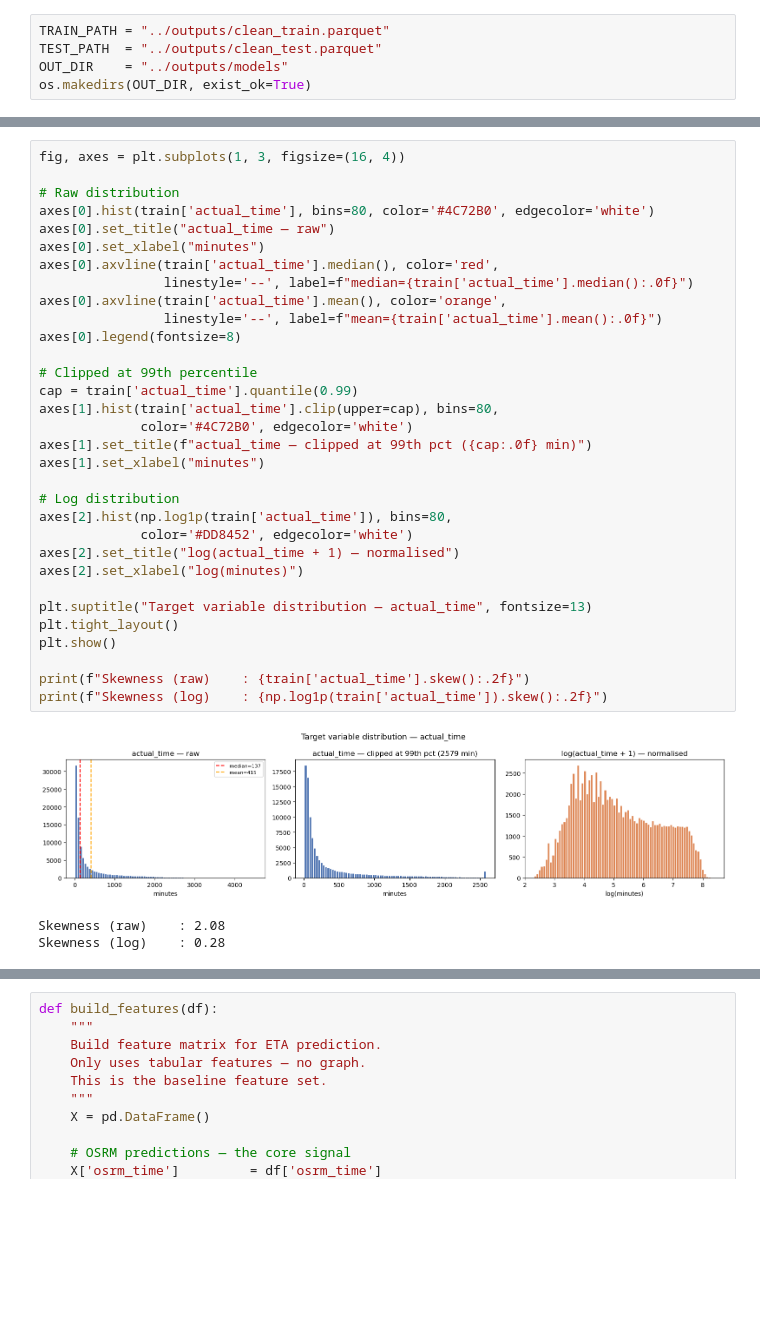
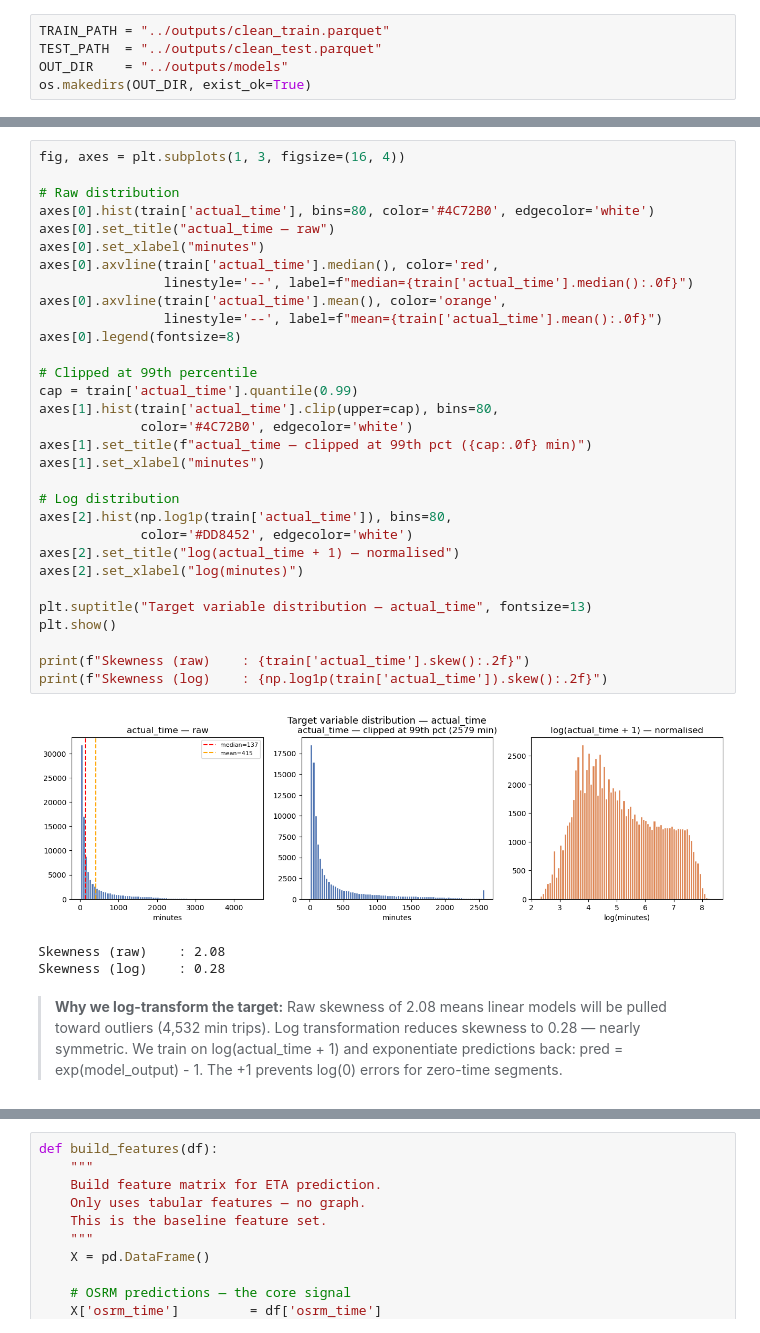
Before and after one commit to gogoi-anuraj/delhivery, a Jupyter notebook: notebooks/baseline_model.ipynb, the cells around one changed output, grey strips where cells are left out. Cells and saved outputs as stored; diff of their text form; blank space fills up the shorter version.

```diff
--- a/notebooks/baseline_model.ipynb
+++ b/notebooks/baseline_model.ipynb
@@ -49,34 +79,40 @@ fig, axes = plt.subplots(1, 3, figsize=(16, 4))
 
 # Raw distribution
 axes[0].hist(train['actual_time'], bins=80, color='#4C72B0', edgecolor='white')
 axes[0].set_title("actual_time — raw")
 axes[0].set_xlabel("minutes")
 axes[0].axvline(train['actual_time'].median(), color='red',
                 linestyle='--', label=f"median={train['actual_time'].median():.0f}")
 axes[0].axvline(train['actual_time'].mean(), color='orange',
                 linestyle='--', label=f"mean={train['actual_time'].mean():.0f}")
 axes[0].legend(fontsize=8)
 
 # Clipped at 99th percentile
 cap = train['actual_time'].quantile(0.99)
 axes[1].hist(train['actual_time'].clip(upper=cap), bins=80,
              color='#4C72B0', edgecolor='white')
 axes[1].set_title(f"actual_time — clipped at 99th pct ({cap:.0f} min)")
 axes[1].set_xlabel("minutes")
 
 # Log distribution
 axes[2].hist(np.log1p(train['actual_time']), bins=80,
              color='#DD8452', edgecolor='white')
 axes[2].set_title("log(actual_time + 1) — normalised")
 axes[2].set_xlabel("log(minutes)")
 
 plt.suptitle("Target variable distribution — actual_time", fontsize=13)
-plt.tight_layout()
 plt.show()
 
 print(f"Skewness (raw)    : {train['actual_time'].skew():.2f}")
 print(f"Skewness (log)    : {np.log1p(train['actual_time']).skew():.2f}")
 # %% [output]
-[figure, old version]
+[figure, new version]
 Skewness (raw)    : 2.08
 Skewness (log)    : 0.28
+# %% [markdown]
+> **Why we log-transform the target:**
+> Raw skewness of 2.08 means linear models will be pulled toward
+> outliers (4,532 min trips). Log transformation reduces skewness
+> to 0.28 — nearly symmetric. We train on log(actual_time + 1)
+> and exponentiate predictions back: pred = exp(model_output) - 1.
+> The +1 prevents log(0) errors for zero-time segments.
```
Also changed, not shown: parts of 19 cells of this notebook, 4 other files.
